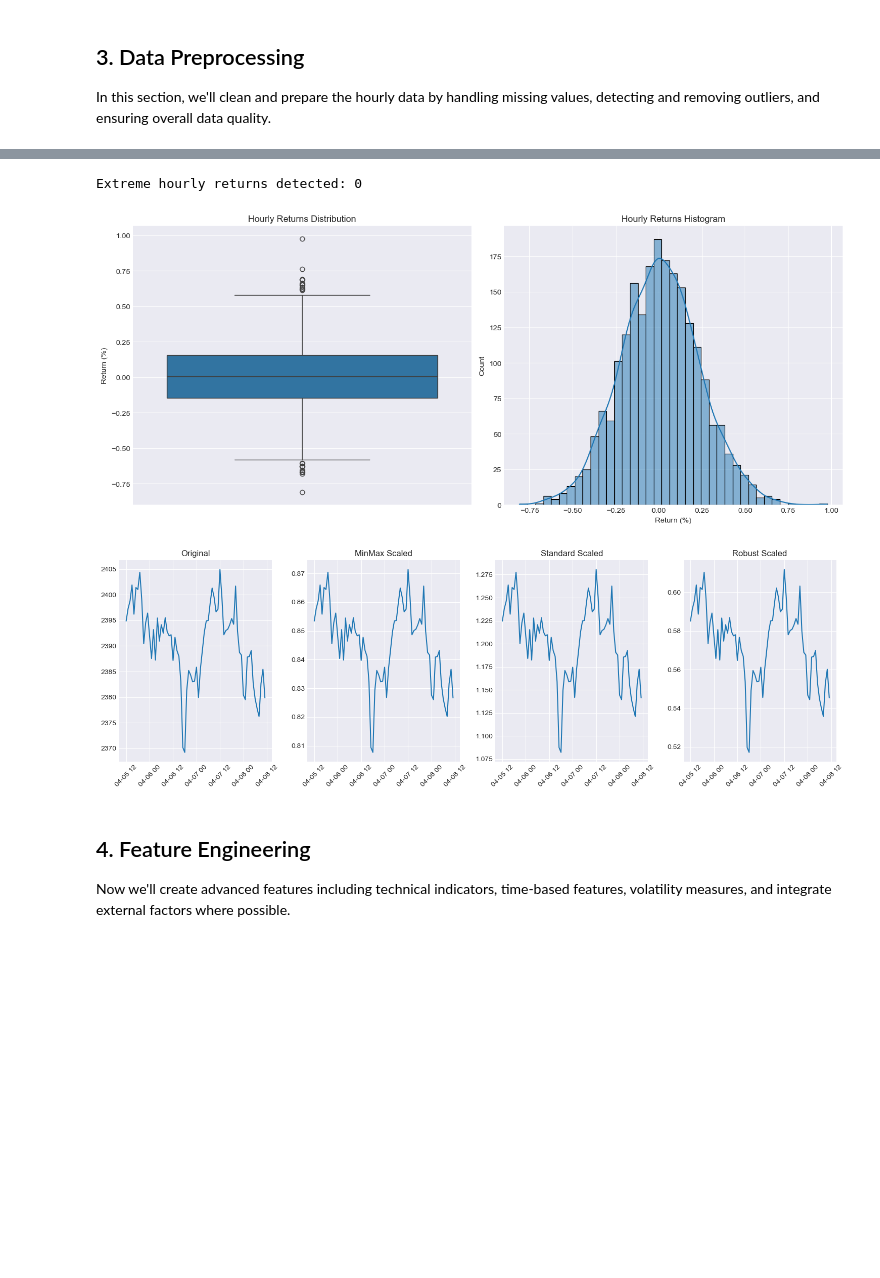
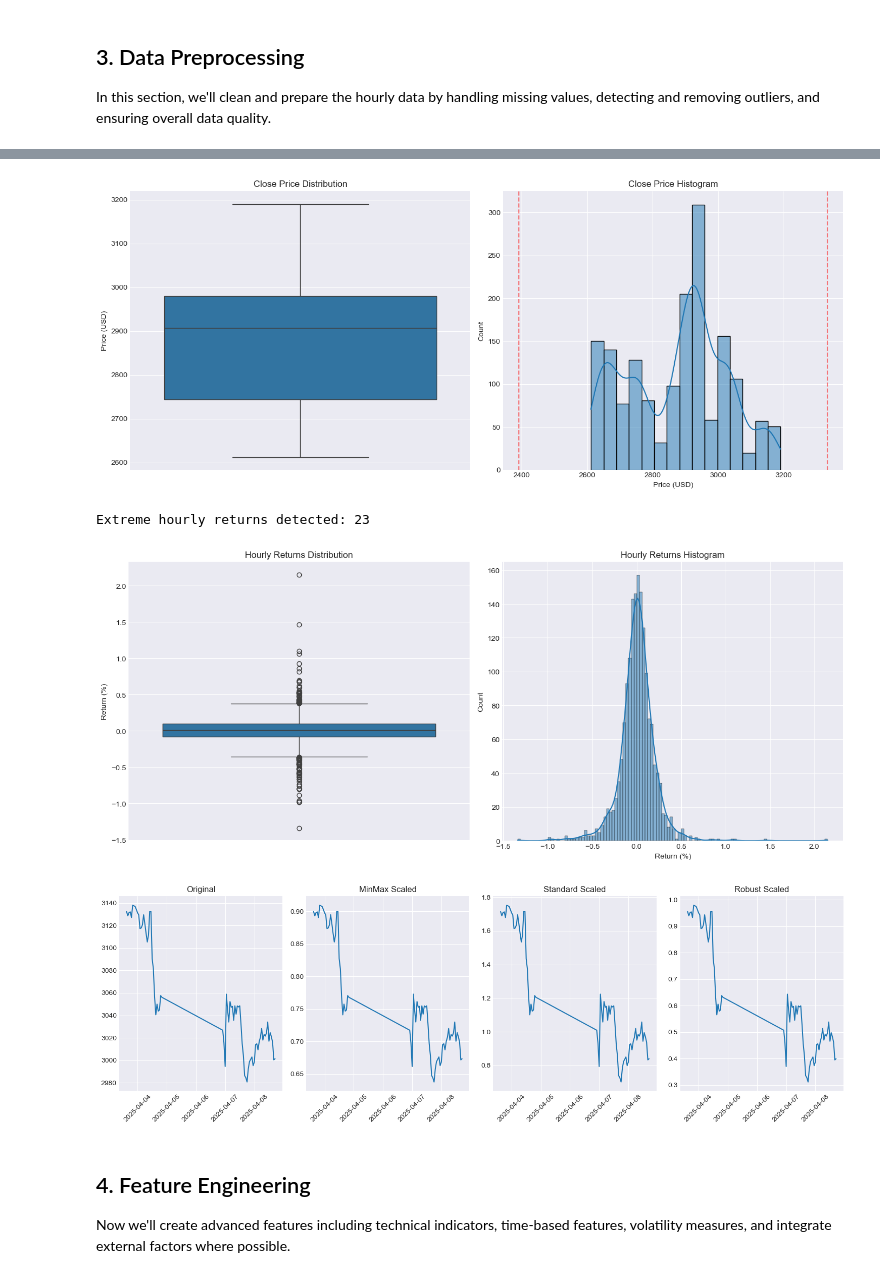
Before and after one commit to LiCHUTKO/GoldPriceDeepForecast, a Jupyter notebook: gold-price-predictions20.ipynb, the cells around one changed output, grey strips where cells are left out. Saved outputs shown, nothing was run; the diff lists cells and outputs as text; code cells hidden in the pictures; blank space fills up the shorter version.

```diff
--- a/gold-price-predictions20.ipynb
+++ b/gold-price-predictions20.ipynb
@@ -238,6 +176,9 @@ Error fetching data from Alpha Vantage: Invalid API call. Please retry or visit
 
 In this section, we'll clean and prepare the hourly data by handling missing values, detecting and removing outliers, and ensuring overall data quality.
 # %%
+# Assign gold_futures data to gold_hourly for processing
+gold_hourly = gold_futures.copy()
+
 # Check basic information about our dataset
 print("Dataset shape:", gold_hourly.shape)
 print("\nData types:")
@@ -400,6 +341,7 @@ IQR bounds: Lower $1427.07, Upper $2933.77
+[figure, new version]
-Extreme hourly returns detected: 0
+Extreme hourly returns detected: 23
-[figure, old version]
-[figure, old version]
+[figure, new version]
+[figure, added]
 # %% [markdown]
 ## 4. Feature Engineering
 
```
Also changed, not shown: parts of 9 cells of this notebook.
